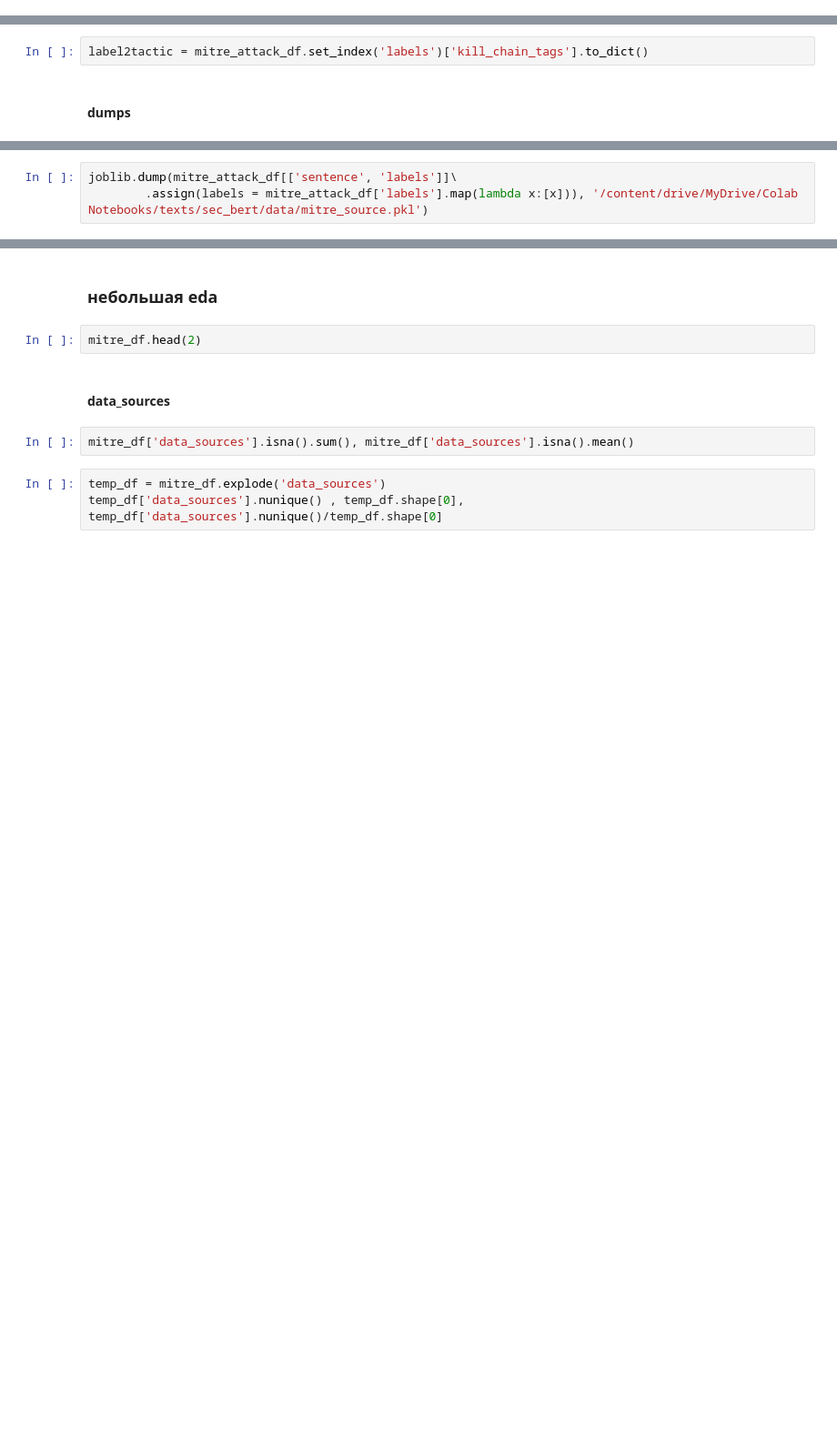
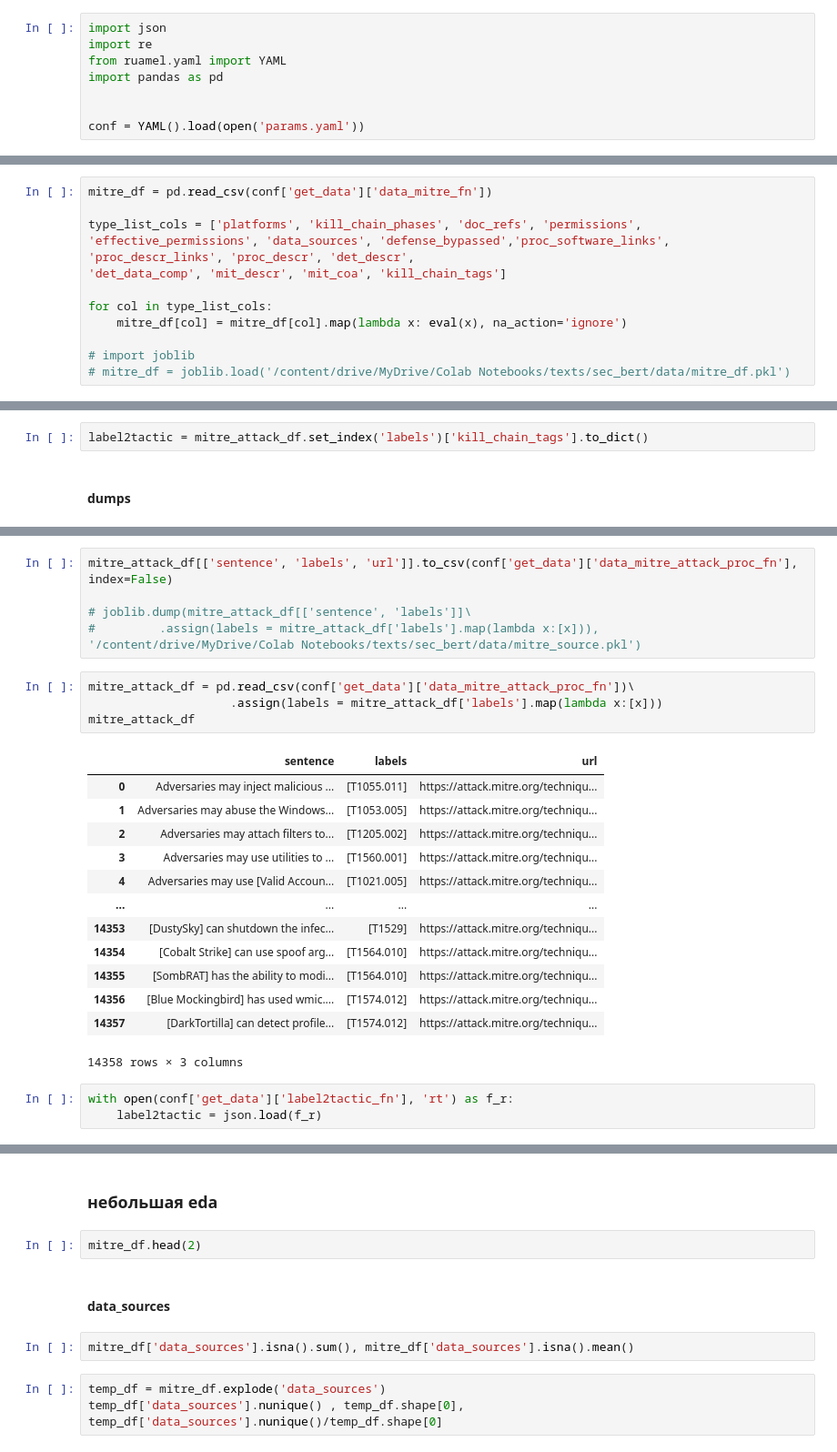
Before and after one commit to dtanalytic/attack_classifier, a Jupyter notebook: research/prep_sec_data.ipynb, the cells around one changed output, grey strips where cells are left out. Shown: that part at 91% size. Saved outputs shown, nothing was run; the diff lists cells and outputs as text; blank space fills up the shorter version.

```diff
--- a/research/prep_sec_data.ipynb
+++ b/research/prep_sec_data.ipynb
@@ -312,4 +554,12 @@ res = list(query.execute(f"$..*[@.target_ref is '{pattern}']"))
 {it['relationship_type'] for it in res}
 # %% [markdown]
 ## Итог
+# %%
+import json
+import re
+from ruamel.yaml import YAML
+import pandas as pd
+
+
+conf = YAML().load(open('params.yaml'))
 # %%
@@ -386,3 +639,14 @@ mitre_df
+# %%
+mitre_df = pd.read_csv(conf['get_data']['data_mitre_fn'])
+
+type_list_cols = ['platforms', 'kill_chain_phases', 'doc_refs', 'permissions', 'effective_permissions', 'data_sources', 'defense_bypassed','proc_software_links', 'proc_descr_links', 'proc_descr', 'det_descr',
+'det_data_comp', 'mit_descr', 'mit_coa', 'kill_chain_tags']
+
+for col in type_list_cols:
+    mitre_df[col] = mitre_df[col].map(lambda x: eval(x), na_action='ignore')
+
+# import joblib
+# mitre_df = joblib.load('/content/drive/MyDrive/Colab Notebooks/texts/sec_bert/data/mitre_df.pkl')
 # %%
 proc_df = mitre_df[['id', 'name', 'url', 'labels', 'proc_descr', 'kill_chain_tags', 'subtechnique']].explode('proc_descr')\
                   .rename(columns={'proc_descr':'sentence'})\
@@ -405,3 +678,26 @@ label2tactic = mitre_attack_df.set_index('labels')['kill_chain_tags'].to_dict()
 # %%
-joblib.dump(mitre_attack_df[['sentence', 'labels']]\
-        .assign(labels = mitre_attack_df['labels'].map(lambda x:[x])), '/content/drive/MyDrive/Colab Notebooks/texts/sec_bert/data/mitre_source.pkl')
+mitre_attack_df[['sentence', 'labels', 'url']].to_csv(conf['get_data']['data_mitre_attack_proc_fn'], index=False)
+
+# joblib.dump(mitre_attack_df[['sentence', 'labels']]\
+#         .assign(labels = mitre_attack_df['labels'].map(lambda x:[x])), '/content/drive/MyDrive/Colab Notebooks/texts/sec_bert/data/mitre_source.pkl')
+# %%
+mitre_attack_df = pd.read_csv(conf['get_data']['data_mitre_attack_proc_fn'])\
+                    .assign(labels = mitre_attack_df['labels'].map(lambda x:[x]))
+mitre_attack_df
+# %% [output]
+|  | sentence | labels | url |
+| 0 | Adversaries may inject malicious ... | [T1055.011] | https://attack.mitre.org/techniqu... |
+| 1 | Adversaries may abuse the Windows... | [T1053.005] | https://attack.mitre.org/techniqu... |
+| 2 | Adversaries may attach filters to... | [T1205.002] | https://attack.mitre.org/techniqu... |
+| 3 | Adversaries may use utilities to ... | [T1560.001] | https://attack.mitre.org/techniqu... |
+| 4 | Adversaries may use [Valid Accoun... | [T1021.005] | https://attack.mitre.org/techniqu... |
+| ... | ... | ... | ... |
+| 14353 | [DustySky] can shutdown the infec... | [T1529] | https://attack.mitre.org/techniqu... |
+| 14354 | [Cobalt Strike] can use spoof arg... | [T1564.010] | https://attack.mitre.org/techniqu... |
+| 14355 | [SombRAT] has the ability to modi... | [T1564.010] | https://attack.mitre.org/techniqu... |
+| 14356 | [Blue Mockingbird] has used wmic.... | [T1574.012] | https://attack.mitre.org/techniqu... |
+| 14357 | [DarkTortilla] can detect profile... | [T1574.012] | https://attack.mitre.org/techniqu... |
+14358 rows × 3 columns
+# %%
+with open(conf['get_data']['label2tactic_fn'], 'rt') as f_r:
+    label2tactic = json.load(f_r)
```
Also changed, not shown: parts of 88 cells of this notebook, 17 other files.
